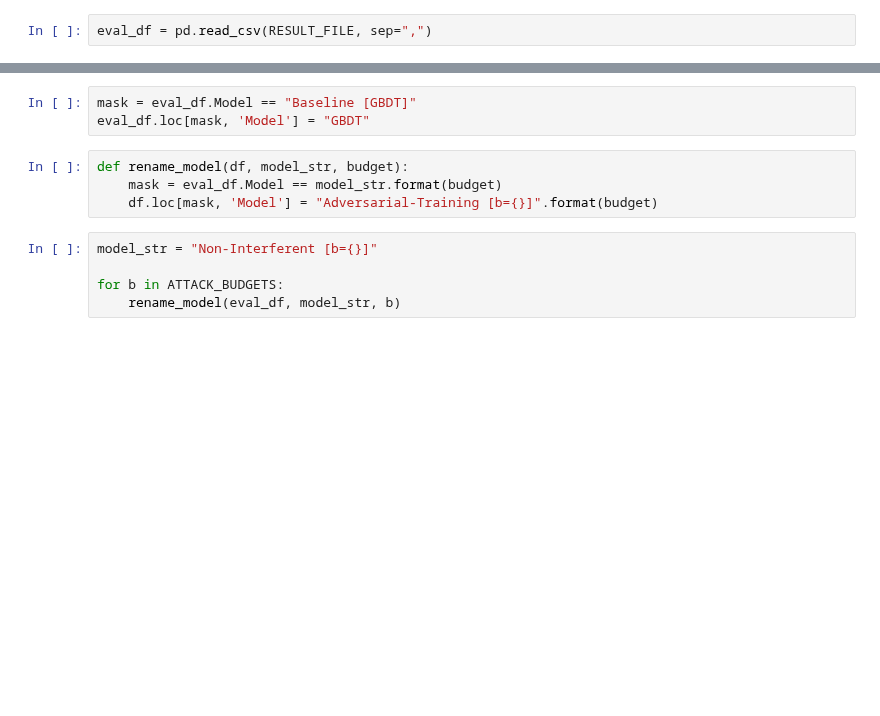
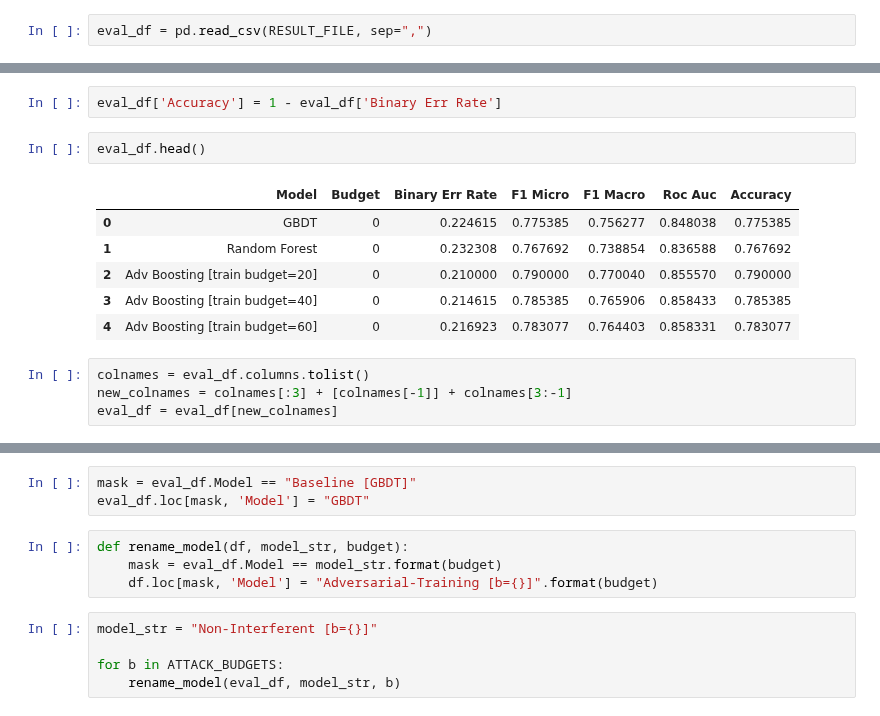
Before and after one commit to gtolomei/treant, a Jupyter notebook: src/Plotting.ipynb, the cells around one changed output, grey strips where cells are left out. Drawn from its saved outputs; the diff is of its cells as text; blank space fills up the shorter version.

```diff
--- a/src/Plotting.ipynb
+++ b/src/Plotting.ipynb
@@ -22,0 +28,15 @@ eval_df.head()
+# %%
+eval_df['Accuracy'] = 1 - eval_df['Binary Err Rate']
+# %%
+eval_df.head()
+# %% [output]
+|  | Model | Budget | Binary Err Rate | F1 Micro | F1 Macro | Roc Auc | Accuracy |
+| 0 | GBDT | 0 | 0.224615 | 0.775385 | 0.756277 | 0.848038 | 0.775385 |
+| 1 | Random Forest | 0 | 0.232308 | 0.767692 | 0.738854 | 0.836588 | 0.767692 |
+| 2 | Adv Boosting [train budget=20] | 0 | 0.210000 | 0.790000 | 0.770040 | 0.855570 | 0.790000 |
+| 3 | Adv Boosting [train budget=40] | 0 | 0.214615 | 0.785385 | 0.765906 | 0.858433 | 0.785385 |
+| 4 | Adv Boosting [train budget=60] | 0 | 0.216923 | 0.783077 | 0.764403 | 0.858331 | 0.783077 |
+# %%
+colnames = eval_df.columns.tolist()
+new_colnames = colnames[:3] + [colnames[-1]] + colnames[3:-1]
+eval_df = eval_df[new_colnames]
```
Also changed, not shown: parts of 9 cells of this notebook, 1 other file.
